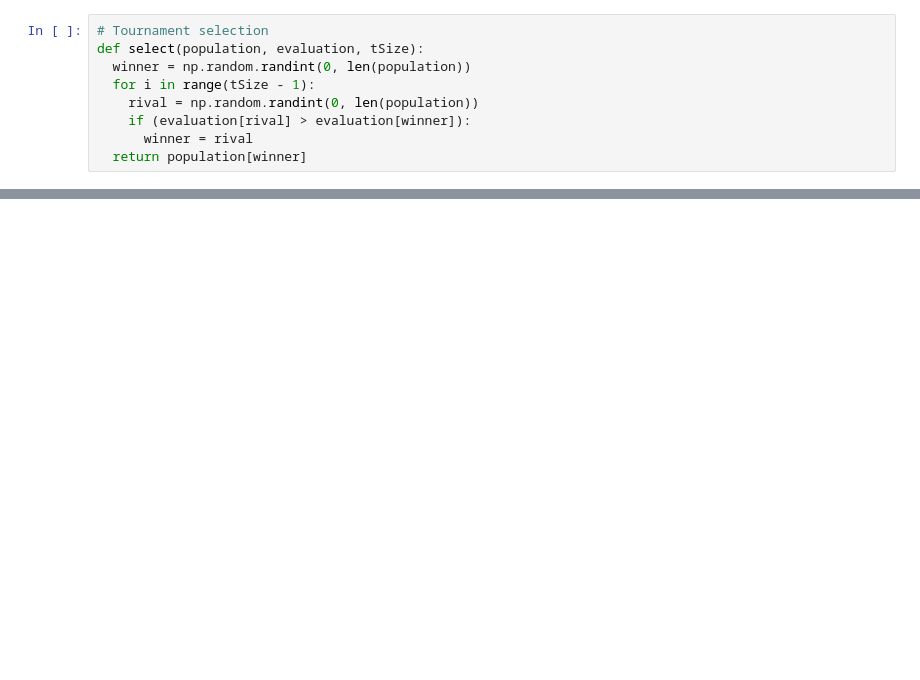
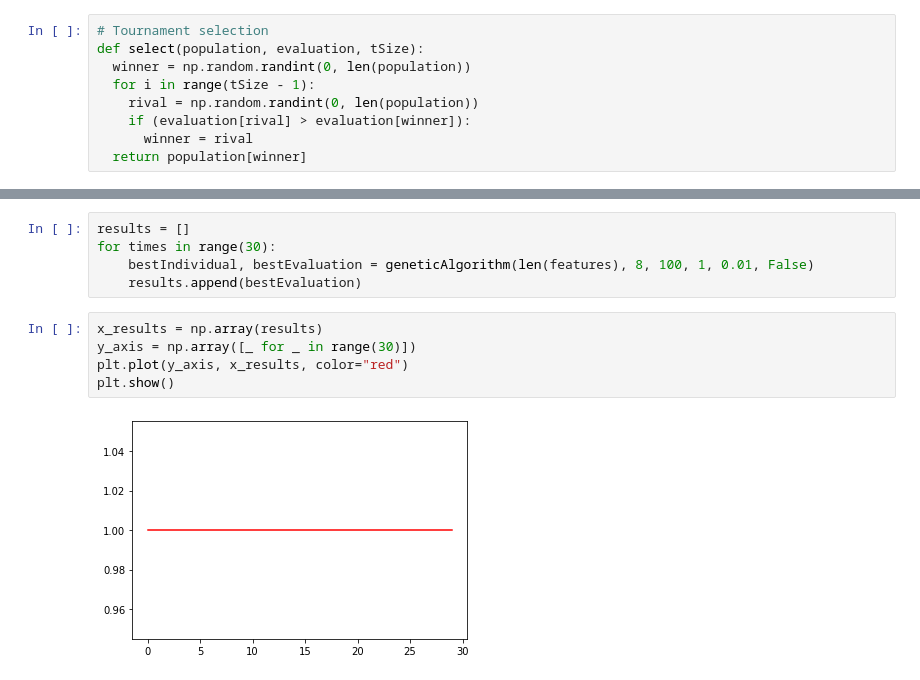
Before and after one commit to alexcega/Feature-Selection, a Jupyter notebook: Mushrooms Evolution Algo.ipynb, the cells around one changed output, grey strips where cells are left out. Cells and saved outputs as stored; diff of their text form; blank space fills up the shorter version.

```diff
--- a/Mushrooms Evolution Algo.ipynb
+++ b/Mushrooms Evolution Algo.ipynb
@@ -309,0 +333,12 @@ print(bestFeatures)
+# %%
+results = []
+for times in range(30):
+    bestIndividual, bestEvaluation = geneticAlgorithm(len(features), 8, 100, 1, 0.01, False)
+    results.append(bestEvaluation)
+# %%
+x_results = np.array(results)
+y_axis = np.array([_ for _ in range(30)])
+plt.plot(y_axis, x_results, color="red")
+plt.show()
+# %% [output]
+[figure, added]
```
Also changed, not shown: parts of 23 cells of this notebook, 2 other files.
